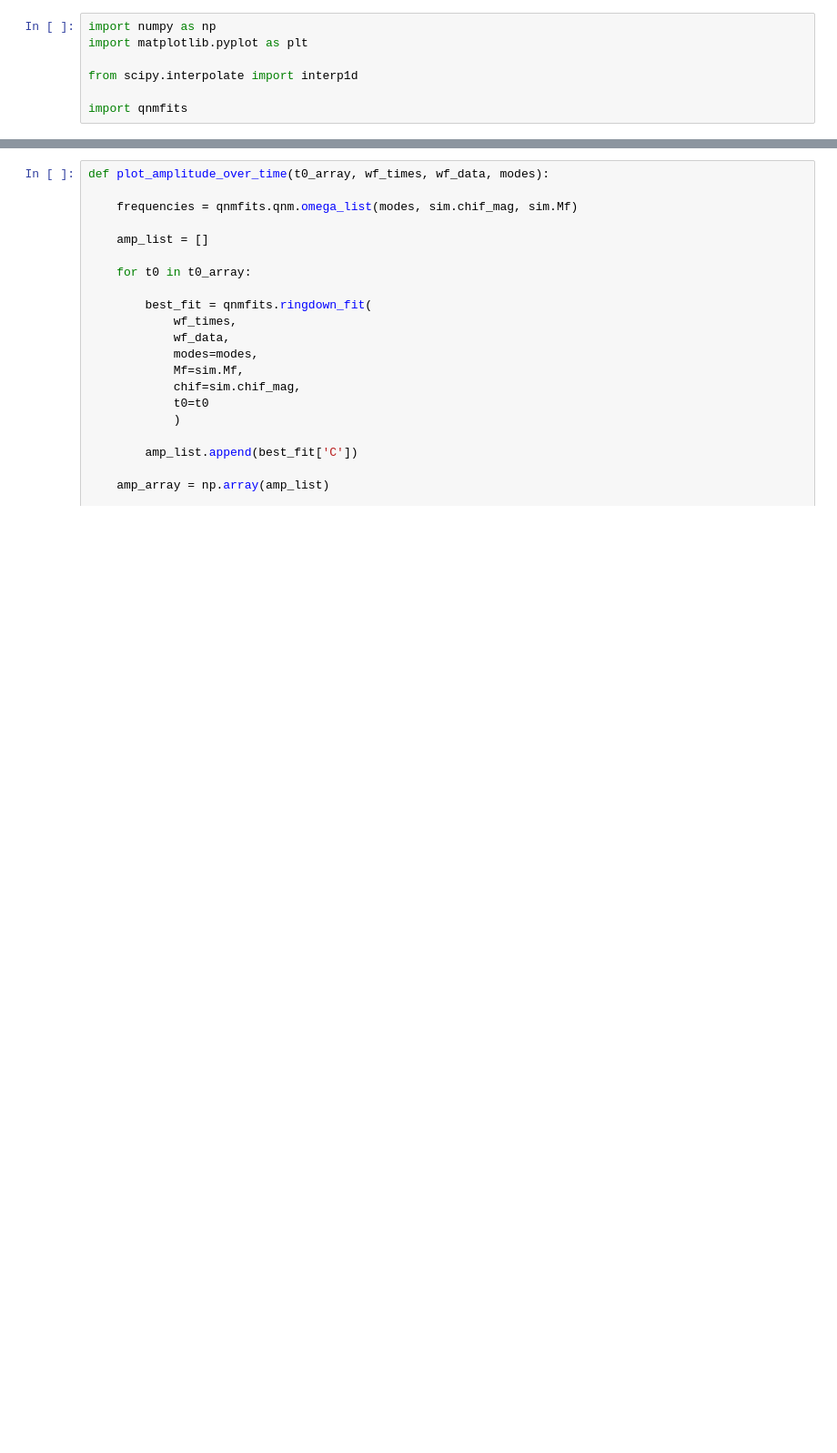
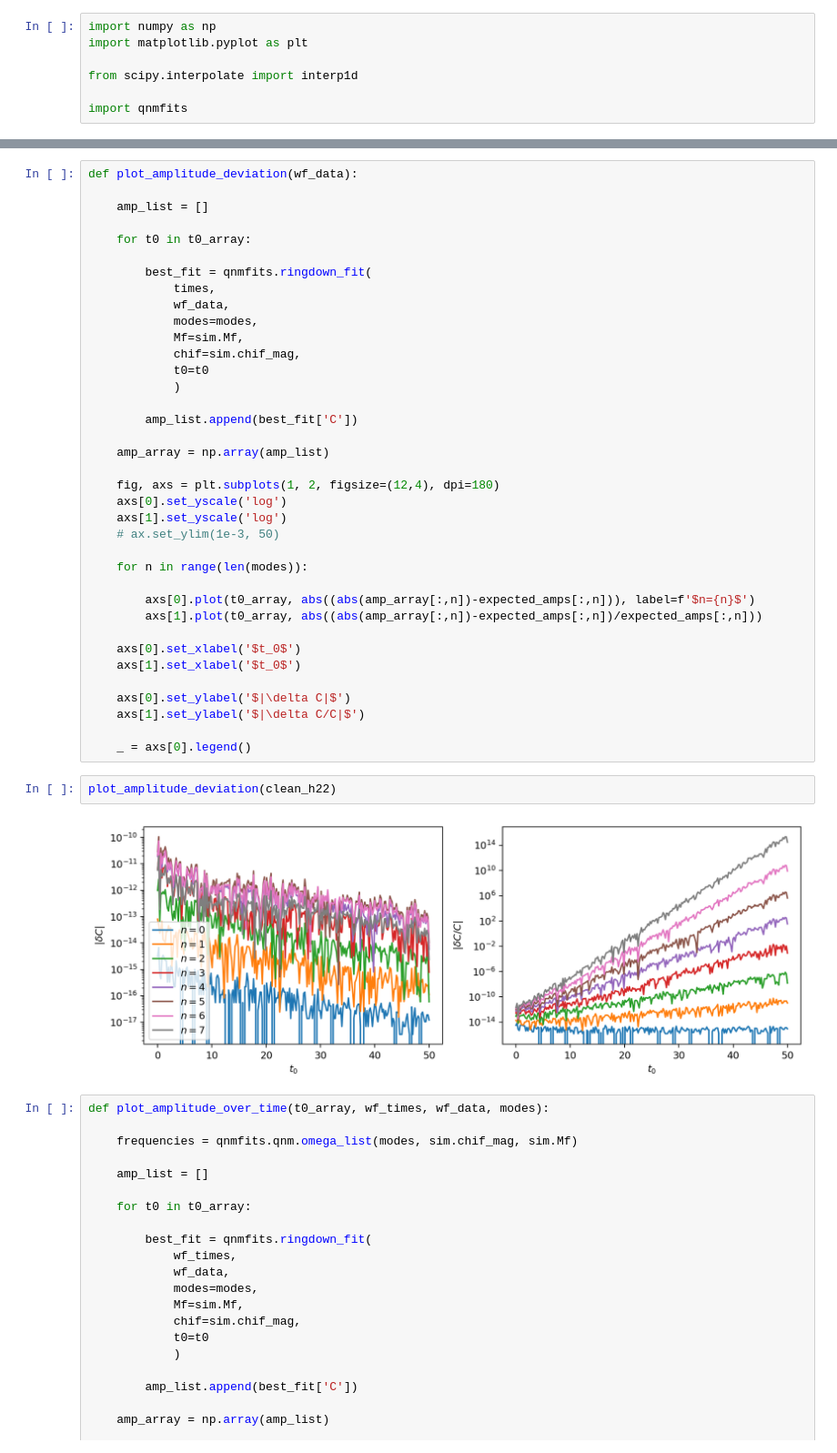
Before and after one commit to eliotfinch/qnmfits, a Jupyter notebook: examples/mode_stability.ipynb, the cells around one changed output, grey strips where cells are left out. Shown at 91% size. Drawn from its saved outputs; the diff is of its cells as text; blank space fills up the shorter version.

```diff
--- a/examples/mode_stability.ipynb
+++ b/examples/mode_stability.ipynb
@@ -21,3 +57,44 @@ Found the following files to load from the SXS catalog:
+# %%
+def plot_amplitude_deviation(wf_data):
+
+    amp_list = []
+
+    for t0 in t0_array:
+
+        best_fit = qnmfits.ringdown_fit(
+            times,
+            wf_data,
+            modes=modes,
+            Mf=sim.Mf,
+            chif=sim.chif_mag,
+            t0=t0
+            )
+
+        amp_list.append(best_fit['C'])
+
+    amp_array = np.array(amp_list)
+
+    fig, axs = plt.subplots(1, 2, figsize=(12,4), dpi=180)
+    axs[0].set_yscale('log')
+    axs[1].set_yscale('log')
+    # ax.set_ylim(1e-3, 50)
+
+    for n in range(len(modes)):
+
+        axs[0].plot(t0_array, abs((abs(amp_array[:,n])-expected_amps[:,n])), label=f'$n={n}$')
+        axs[1].plot(t0_array, abs((abs(amp_array[:,n])-expected_amps[:,n])/expected_amps[:,n]))
+
+    axs[0].set_xlabel('$t_0$')
+    axs[1].set_xlabel('$t_0$')
+
+    axs[0].set_ylabel('$|\delta C|$')
+    axs[1].set_ylabel('$|\delta C/C|$')
+
+    _ = axs[0].legend()
+# %%
+plot_amplitude_deviation(clean_h22)
+# %% [output]
+[figure, added]
 # %%
 def plot_amplitude_over_time(t0_array, wf_times, wf_data, modes):
 
```
Also changed, not shown: parts of 27 cells of this notebook.
